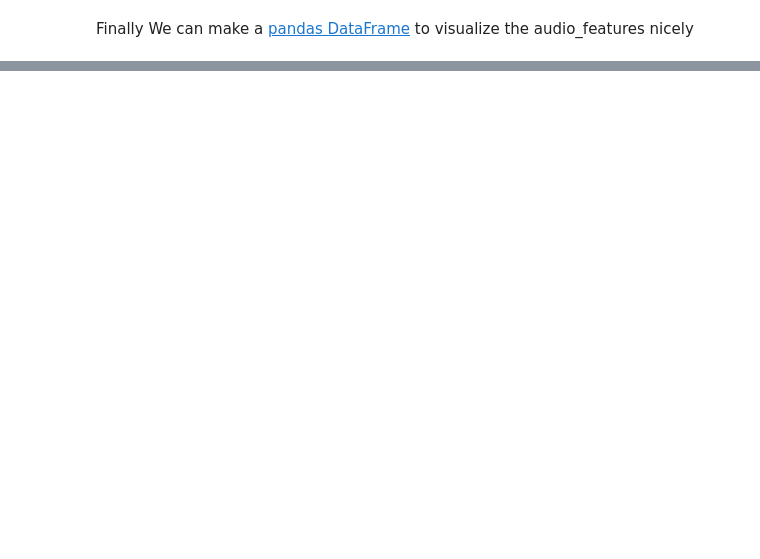
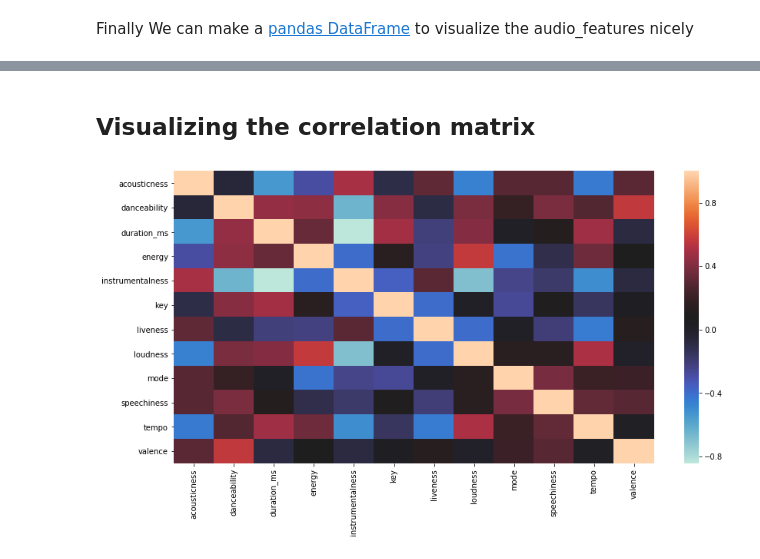
Before and after one commit to eytanohana/Intro-to-Spotify-API, a Jupyter notebook: audio features.ipynb, the cells around one changed output, grey strips where cells are left out. Saved outputs shown, nothing was run; the diff lists cells and outputs as text; code cells hidden in the pictures; blank space fills up the shorter version.

```diff
--- a/audio features.ipynb
+++ b/audio features.ipynb
@@ -121,0 +131,3 @@ df
+# %%
+df_numerical = df.drop(columns=['track_name', 'analysis_url', 'id', 'track_href', 'type', 'uri'])
+df_numerical.head()
@@ -121,0 +143,4 @@ df
+# %%
+df_numerical.drop(columns='time_signature', inplace=True)
+correlations = df_numerical.corr()
+correlations
@@ -121,0 +161,9 @@ df
+# %% [markdown]
+## Visualizing the correlation matrix
+# %%
+plt.figure(figsize=(14, 7))
+# Change between True and False to see the exact values of each rectangle
+annotate = False
+sns.heatmap(df_numerical.corr(), annot=annotate, cmap='icefire');
+# %% [output]
+[figure, added]
```
Also changed, not shown: parts of 11 cells of this notebook.
